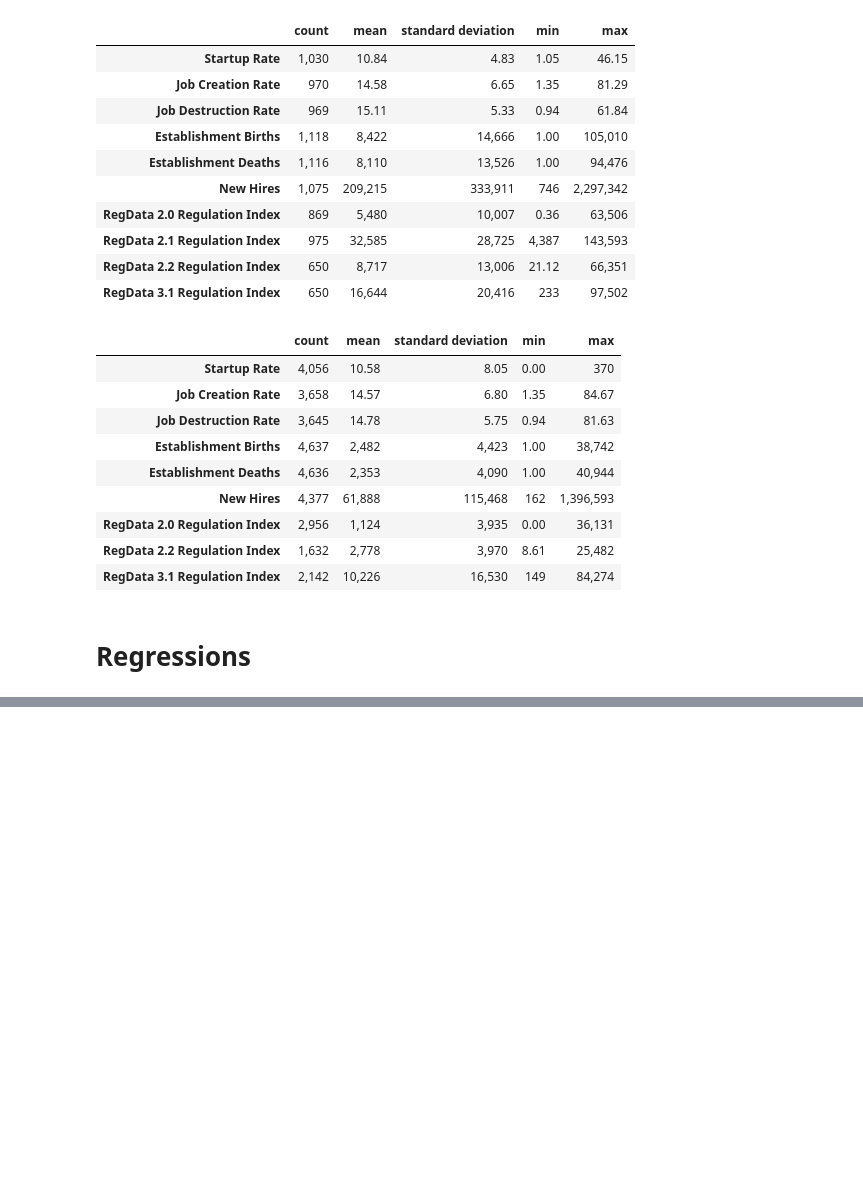
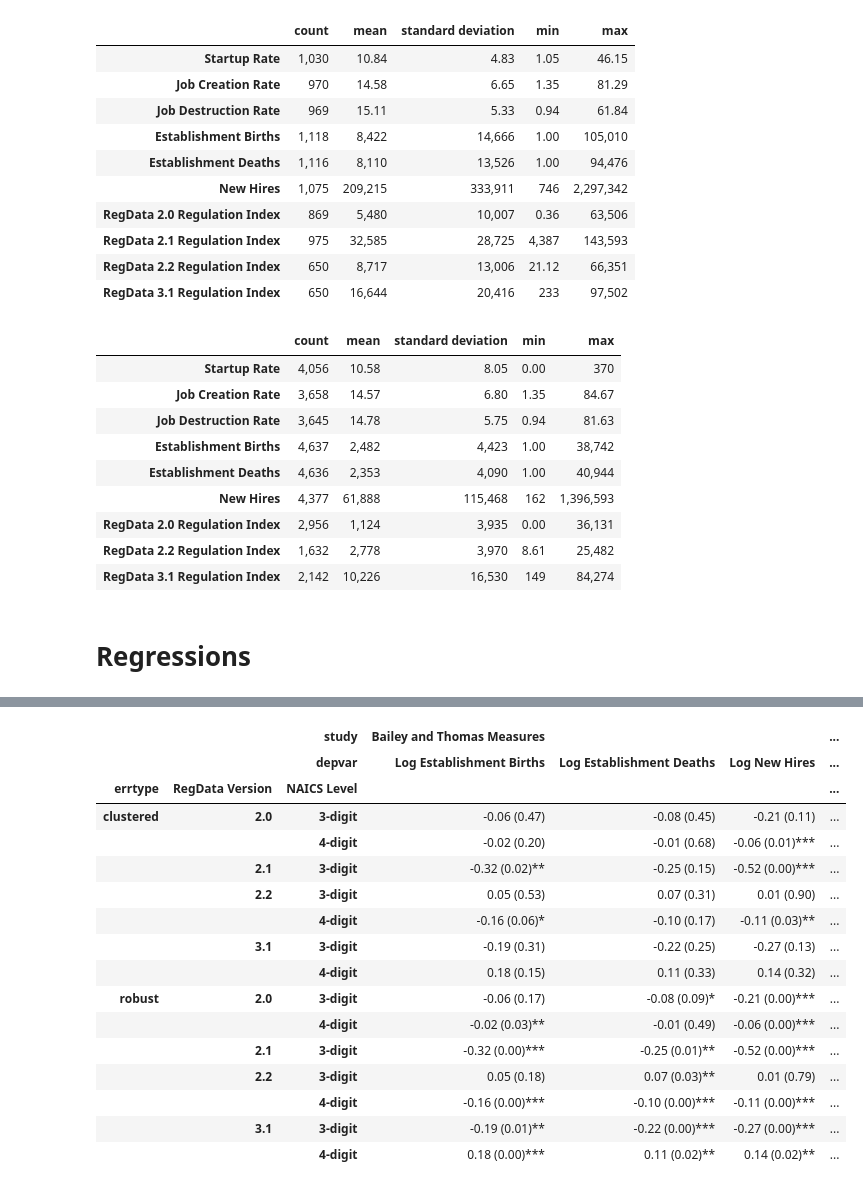
Before and after one commit to fagan2888/dynamism, a Jupyter notebook: Regression.ipynb, the cells around one changed output, grey strips where cells are left out. Cells and saved outputs as stored; diff of their text form; code cells hidden in the pictures; blank space fills up the shorter version.

Commit message:
Version as Delivered to Pat

```diff
--- a/Regression.ipynb
+++ b/Regression.ipynb
@@ -135,0 +13,3 @@ combined_4digit = (
+# %%
+combined_3digit = pd.read_csv('data/final/combined_3digit.csv')
+combined_3digit.head()
@@ -135,0 +24,3 @@ combined_4digit = (
+# %%
+combined_4digit = pd.read_csv('data/final/combined_4digit.csv')
+combined_3digit.head()
@@ -208,7 +117,7 @@ def get_model(dep, ind, data, logdep=True, cluster=False):
     if logdep:
         formula = f'np.log({dep}) ~ 1 + np.log({ind}) + EntityEffects + TimeEffects'
     else:
-        formula = f'{dep} ~ 1 + np.log({ind})'
+        formula = f'{dep} ~ 1 + np.log({ind}) + EntityEffects + TimeEffects'
     print(formula)
     model = linearmodels.PanelOLS.from_formula(formula, data=safe_data)
     if cluster:
@@ -342,0 +184,71 @@ Warnings:
+# %%
+regdata_labels = {
+    'regdata20': '2.0',
+    'regdata21': '2.1',
+    'regdata22': '2.2',
+    'regdata31': '3.1',
+}
+
+var_labels = {
+    'estb_births': 'Log Establishment Births',
+    'estb_deaths': 'Log Establishment Deaths',
+    'empl_created': 'Log New Hires',
+    'estb_birth_rate': 'Startup Rate',
+    'empl_create_rate': 'Job Creation Rate',
+    'empl_destroy_rate': 'Job Destruction Rate',
+}
+
+study_labels = {
+    'estb_births': 'Bailey and Thomas Measures',
+    'estb_deaths': 'Bailey and Thomas Measures',
+    'empl_created': 'Bailey and Thomas Measures',
+    'estb_birth_rate': 'Goldschlag and Tabarrok Measures',
+    'empl_create_rate': 'Goldschlag and Tabarrok Measures',
+    'empl_destroy_rate': 'Goldschlag and Tabarrok Measures',
+}
+
+index_labels = {
+    'indvar': "RegData Version",
+    'digits': "NAICS Level"
+}
+
+def format_row(row):
+    return (
+        f'{row["param"]:01.02f} '
+        f'({row["pval"]:01.02f})'
+        f'{"*" if row["pval"] < 0.1 else ""}'
+        f'{"*" if row["pval"] < 0.05 else ""}'
+        f'{"*" if row["pval"] < 0.01 else ""}'
+    )
+
+regression_results = (
+    results
+    .assign(indvar=lambda df: df['indvar'].map(regdata_labels))
+    .assign(digits=lambda df: df['digits'].map('{}-digit'.format))
+    .assign(study=lambda df: df['depvar'].map(study_labels))
+    .rename(columns=index_labels)
+    .set_index(['errtype', 'RegData Version', 'NAICS Level', 'study', 'depvar'])
+    .apply(format_row, axis=1)
+    .unstack(level=['study', 'depvar'])
+    .sort_index()
+    .rename(columns=var_labels, level=1)
+)
+regression_results
+# %% [output]
+|  |  | study | Bailey and Thomas Measures |  |  | ... |
+|  |  | depvar | Log Establishment Births | Log Establishment Deaths | Log New Hires | ... |
+| errtype | RegData Version | NAICS Level |  |  |  | ... |
+| clustered | 2.0 | 3-digit | -0.06 (0.47) | -0.08 (0.45) | -0.21 (0.11) | ... |
+|  |  | 4-digit | -0.02 (0.20) | -0.01 (0.68) | -0.06 (0.01)*** | ... |
+|  | 2.1 | 3-digit | -0.32 (0.02)** | -0.25 (0.15) | -0.52 (0.00)*** | ... |
+|  | 2.2 | 3-digit | 0.05 (0.53) | 0.07 (0.31) | 0.01 (0.90) | ... |
+|  |  | 4-digit | -0.16 (0.06)* | -0.10 (0.17) | -0.11 (0.03)** | ... |
+|  | 3.1 | 3-digit | -0.19 (0.31) | -0.22 (0.25) | -0.27 (0.13) | ... |
+|  |  | 4-digit | 0.18 (0.15) | 0.11 (0.33) | 0.14 (0.32) | ... |
+| robust | 2.0 | 3-digit | -0.06 (0.17) | -0.08 (0.09)* | -0.21 (0.00)*** | ... |
+|  |  | 4-digit | -0.02 (0.03)** | -0.01 (0.49) | -0.06 (0.00)*** | ... |
+|  | 2.1 | 3-digit | -0.32 (0.00)*** | -0.25 (0.01)** | -0.52 (0.00)*** | ... |
+|  | 2.2 | 3-digit | 0.05 (0.18) | 0.07 (0.03)** | 0.01 (0.79) | ... |
+|  |  | 4-digit | -0.16 (0.00)*** | -0.10 (0.00)*** | -0.11 (0.00)*** | ... |
+|  | 3.1 | 3-digit | -0.19 (0.01)** | -0.22 (0.00)*** | -0.27 (0.00)*** | ... |
+|  |  | 4-digit | 0.18 (0.00)*** | 0.11 (0.02)** | 0.14 (0.02)** | ... |
```
Also changed, not shown: parts of 25 cells of this notebook, 12 other files.
